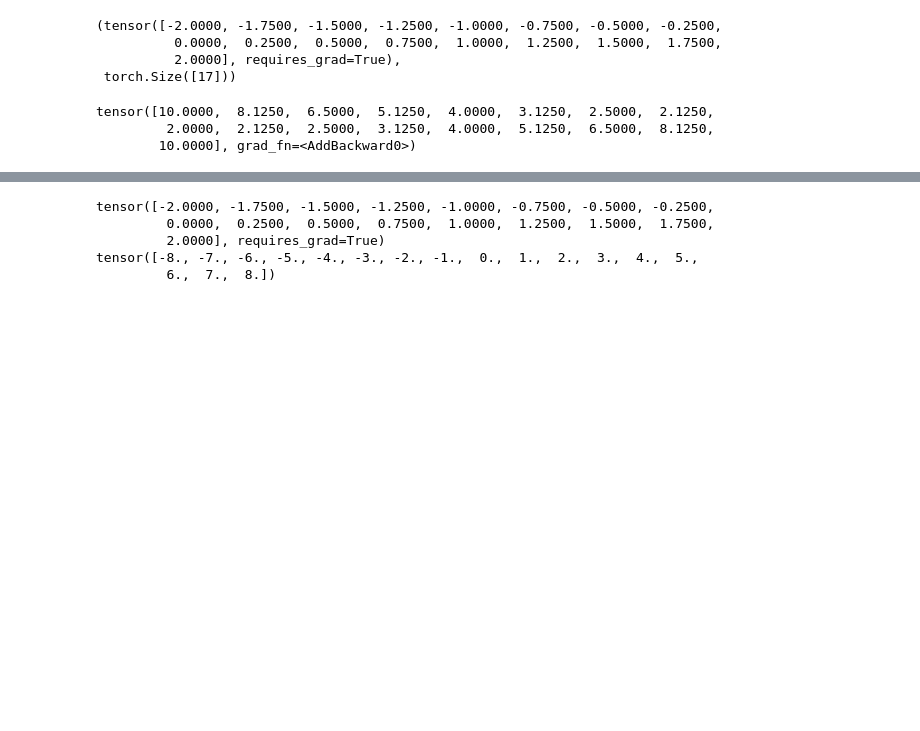
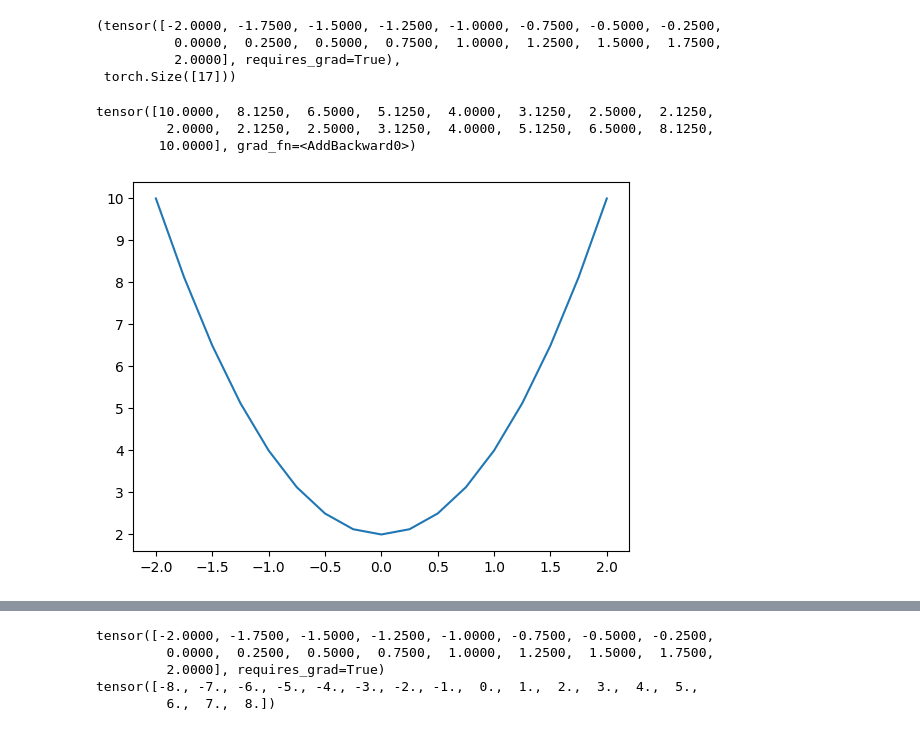
Before and after one commit to ben8169/Study, a Jupyter notebook: AI/Pytorch_Deeplearning_Project/02.ipynb, the cells around one changed output, grey strips where cells are left out. Saved outputs shown, nothing was run; the diff lists cells and outputs as text; code cells hidden in the pictures; blank space fills up the shorter version.

```diff
--- a/AI/Pytorch_Deeplearning_Project/02.ipynb
+++ b/AI/Pytorch_Deeplearning_Project/02.ipynb
@@ -168,8 +168,10 @@ tensor([10.0000,  8.1250,  6.5000,  5.1250,  4.0000,  3.1250,  2.5000,  2.1250,
          2.0000,  2.1250,  2.5000,  3.1250,  4.0000,  5.1250,  6.5000,  8.1250,
         10.0000], grad_fn=<AddBackward0>)
 # %%
-# plt.plot(x.data, y.data)
-# plt.show()
+plt.plot(x.data, y.data)
+plt.show()
+# %% [output]
+[figure, added]
 # %%
 z = y.sum()
 # %%
```
Also changed, not shown: parts of 7 cells of this notebook, 2 other files.
